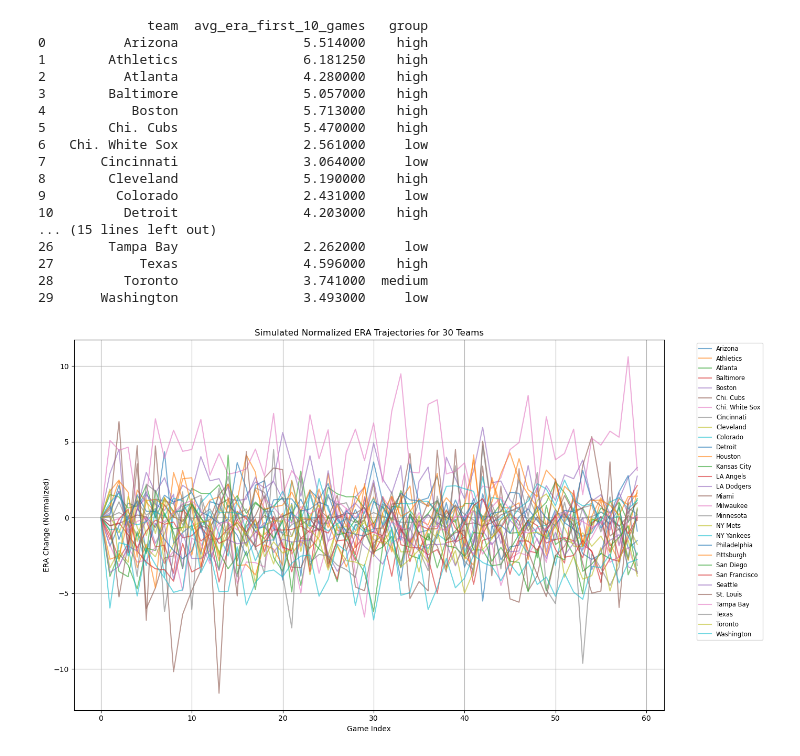
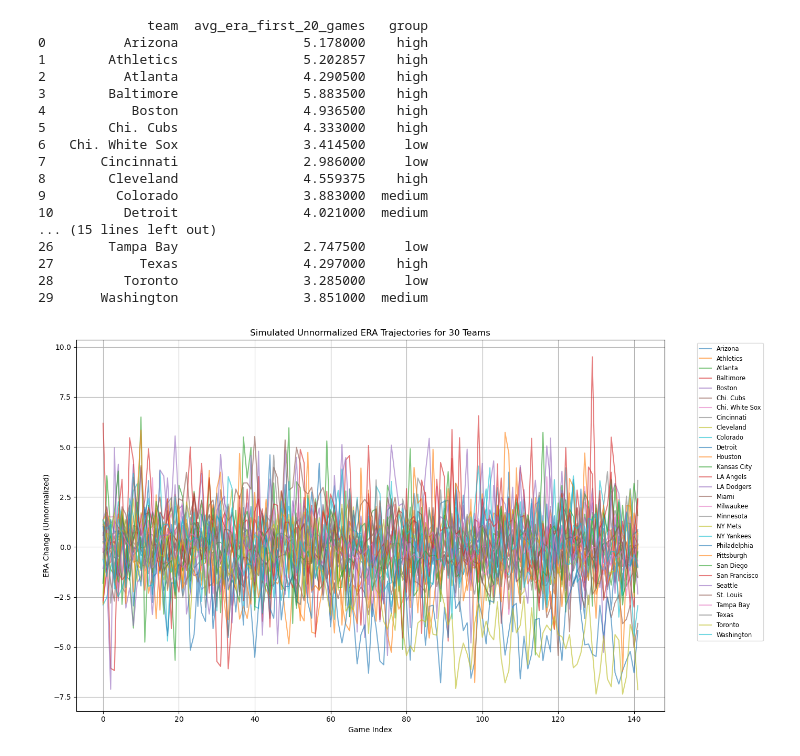
Before and after one commit to s1moncha/bayesian_inference_stat165, a Jupyter notebook: simulate.ipynb, the cells around one changed output. Cells and saved outputs as stored; diff of their text form; code cells hidden in the pictures.

```diff
--- a/simulate.ipynb
+++ b/simulate.ipynb
@@ -125,14 +125,14 @@ for file in csv_files:
         home_pitcher, away_pitcher = row['homePitcher'], row['awayPitcher']
         game_date = row['startDate']
 
-        if len(team_appearances[home_team]) < 10:
+        if len(team_appearances[home_team]) < 20:
             team_appearances[home_team].append({
                 'team': home_team,
                 'date': game_date,
                 'pitcher': home_pitcher,
                 'home_or_away': 'home'
             })
-        if len(team_appearances[away_team]) < 10:
+        if len(team_appearances[away_team]) < 20:
             team_appearances[away_team].append({
                 'team': away_team,
                 'date': game_date,
@@ -270,15 +270,15 @@ df = final_df.copy()
 # Clean and ensure numeric ERA
 df['matched_ERA'] = pd.to_numeric(df['matched_ERA'], errors='coerce')
 
-# Group by team and calculate average over the first 10 games
+# Group by team and calculate average over the first 20 games
 avg_era_per_team = (
     df.dropna(subset=['matched_ERA'])
       .groupby('team')
-      .head(10)  # Ensures only first 10 games per team are used
+      .head(20)  # Ensures only first 20 games per team are used
       .groupby('team')['matched_ERA']
       .mean()
       .reset_index()
-      .rename(columns={'matched_ERA': 'avg_era_first_10_games'})
+      .rename(columns={'matched_ERA': 'avg_era_first_20_games'})
 )
 
 # Display result
@@ -331,19 +331,19 @@ long_df = pd.concat([home, away], ignore_index=True)
 long_df = long_df.dropna(subset=['pitch_era'])
 long_df = long_df.sort_values(['team', 'startDate'])
 
-# Compute average ERA over first 10 appearances per team
-first_10_era = (
+# Compute average ERA over first 20 appearances per team
+first_20_era = (
     long_df.groupby("team")
-    .apply(lambda x: x.sort_values("startDate").head(10)['pitch_era'].mean())
+    .apply(lambda x: x.sort_values("startDate").head(20)['pitch_era'].mean())
     .reset_index()
-    .rename(columns={0: 'avg_era_10'})
+    .rename(columns={0: 'avg_era_20'})
 )
 
 # Bin teams into quantiles
-first_10_era['group'] = pd.qcut(first_10_era['avg_era_10'], 3, labels=['low', 'medium', 'high'])
+first_20_era['group'] = pd.qcut(first_20_era['avg_era_20'], 3, labels=['low', 'medium', 'high'])
 
 # Map group labels to long_df
-long_df = long_df.merge(first_10_era[['team', 'group']], on='team', how='left')
+long_df = long_df.merge(first_20_era[['team', 'group']], on='team', how='left')
 
 # Sliding window settings
 WINDOW_SIZE = 30
@@ -399,11 +412,11 @@ for var in ['sigma_obs', 'sigma_process']:
 # %%
 # Define the bins and labels
-bins = [0, 3.647, 4.170, 100]
+bins = [0, 3.591, 4.219, 100]
 labels = ['low', 'medium', 'high']
 
 # Assign group labels based on avg_era
 avg_era_per_team['group'] = pd.cut(
-    avg_era_per_team['avg_era_first_10_games'],
+    avg_era_per_team['avg_era_first_20_games'],
     bins=bins,
     labels=labels,
     include_lowest=True
@@ -412,23 +425,23 @@ avg_era_per_team['group'] = pd.cut(
 # Display the result
 print(avg_era_per_team)
 # %% [output]
-              team  avg_era_first_10_games   group
-0          Arizona                5.514000    high
-1        Athletics                6.181250    high
-2          Atlanta                4.280000    high
-3        Baltimore                5.057000    high
-4           Boston                5.713000    high
-5        Chi. Cubs                5.470000    high
-6   Chi. White Sox                2.561000     low
-7       Cincinnati                3.064000     low
-8        Cleveland                5.190000    high
-9         Colorado                2.431000     low
-10         Detroit                4.203000    high
+              team  avg_era_first_20_games   group
+0          Arizona                5.178000    high
+1        Athletics                5.202857    high
+2          Atlanta                4.290500    high
+3        Baltimore                5.883500    high
+4           Boston                4.936500    high
+5        Chi. Cubs                4.333000    high
+6   Chi. White Sox                3.414500     low
+7       Cincinnati                2.986000     low
+8        Cleveland                4.559375    high
+9         Colorado                3.883000  medium
+10         Detroit                4.021000  medium
 ... (15 lines left out)
-26       Tampa Bay                2.262000     low
-27           Texas                4.596000    high
-28         Toronto                3.741000  medium
-29      Washington                3.493000     low
+26       Tampa Bay                2.747500     low
+27           Texas                4.297000    high
+28         Toronto                3.285000     low
+29      Washington                3.851000  medium
 # %%
 import numpy as np
 import pandas as pd
@@ -438,38 +451,38 @@ import matplotlib.pyplot as plt
 # avg_era_per_team: DataFrame with columns ['team', 'avg_era_first_10_games', 'group']
 # results_df: DataFrame with ['team', 'group', 'sigma_obs', 'sigma_process']
 
-n_games = 60
+n_games = 142
 np.random.seed(42)
 
 plt.figure(figsize=(14, 8))
 
 for _, row in avg_era_per_team.iterrows():
     team = row['team']
     group = row['group']
 
     # Filter the distribution to the team's group
     group_data = results_df[results_df['group'] == group]
 
     # Sample noise values from the group's distribution
     sigma_obs = np.random.choice(group_data['sigma_obs'].values)
     sigma_proc = np.random.choice(group_data['sigma_process'].values)
 
     # Simulate latent process
     latent = [0.0]
     for _ in range(1, n_games):
         latent.append(latent[-1] + np.random.normal(0, sigma_proc))
 
     observed = np.array(latent) + np.random.normal(0, sigma_obs, size=n_games)
-    observed = observed - observed[0]  # Normalize to start at 0
+    #observed = observed - observed[0]  # Normalize to start at 0
 
     plt.plot(observed, label=team, alpha=0.6)
 
-plt.title("Simulated Normalized ERA Trajectories for 30 Teams")
+plt.title("Simulated Unnormalized ERA Trajectories for 30 Teams")
 plt.xlabel("Game Index")
-plt.ylabel("ERA Change (Normalized)")
+plt.ylabel("ERA Change (Unnormalized)")
 plt.grid(True)
 plt.legend(bbox_to_anchor=(1.05, 1), loc='upper left', fontsize='small')
 plt.tight_layout()
 plt.show()
 # %% [output]
-[figure, old version]
+[figure, new version]
```
Also changed, not shown: parts of 11 cells of this notebook, 2 other files.
